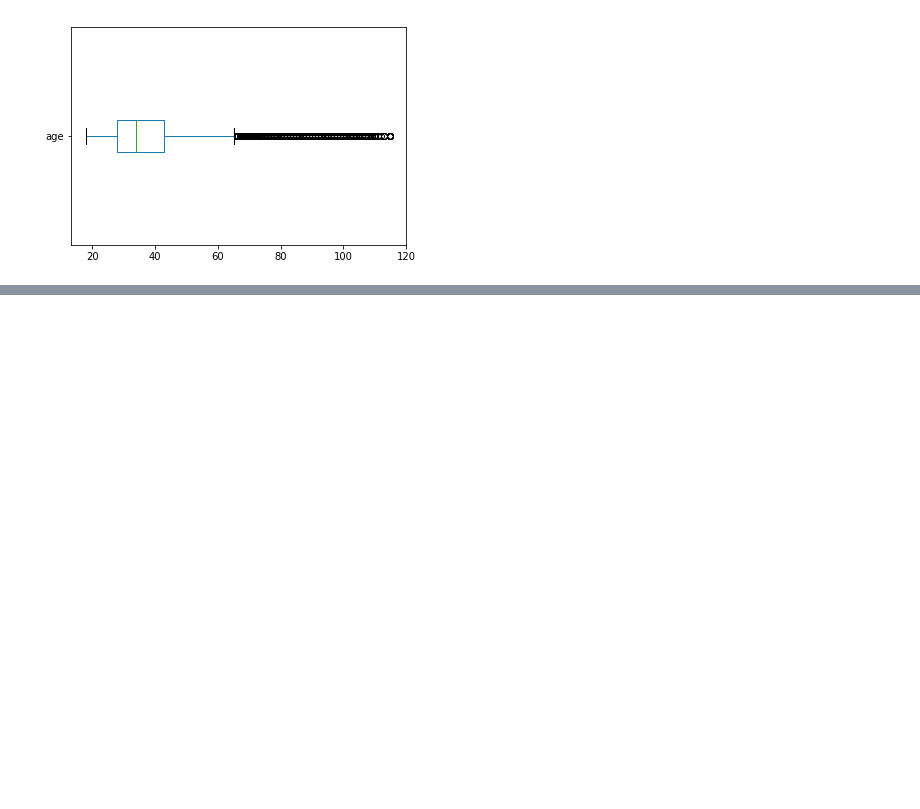
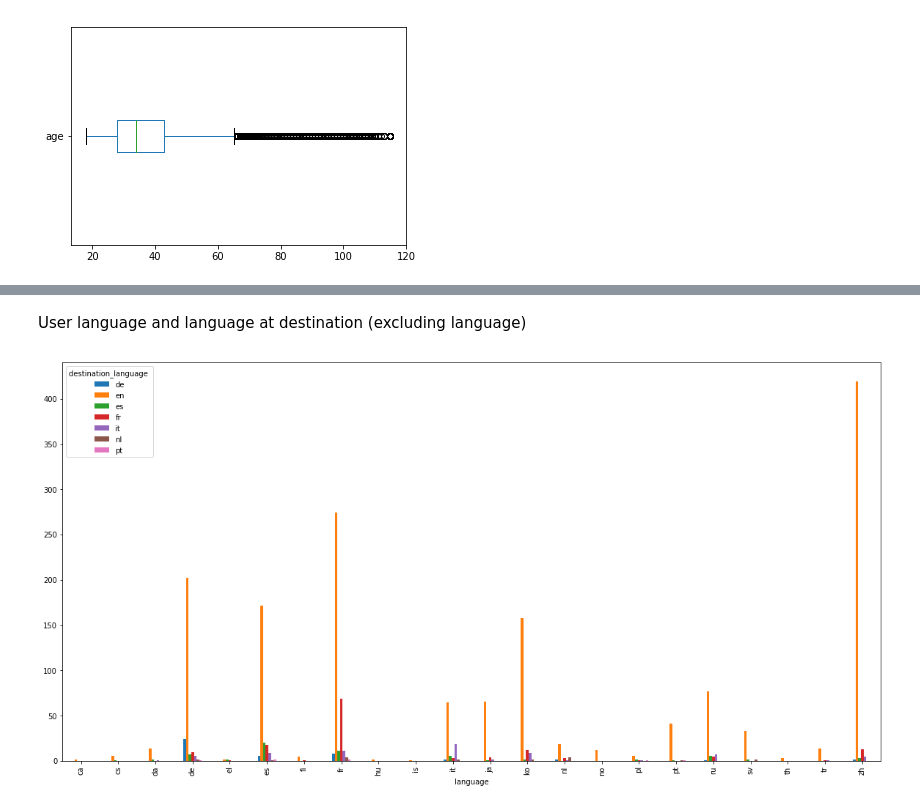
Before and after one commit to cmillsop/w207_final, a Jupyter notebook: exploratory_analysis.ipynb, the cells around one changed output, grey strips where cells are left out. Saved outputs shown, nothing was run; the diff lists cells and outputs as text; code cells hidden in the pictures; blank space fills up the shorter version.

```diff
--- a/exploratory_analysis.ipynb
+++ b/exploratory_analysis.ipynb
@@ -470,0 +369,9 @@ dfs['train_users_2'][dfs['train_users_2']['date_account_created'] > pd.to_dateti
+# %% [markdown]
+User language and language at destination (excluding language)
+# %%
+joined_country = dfs['train_users_2'].join(dfs['countries'].set_index('country_destination'), on='country_destination')
+joined_country_no_english = joined_country[joined_country['language'] != 'en']
+plt.rcParams['figure.figsize'] = [20, 10]
+ct = pd.crosstab(joined_country_no_english['language'],joined_country_no_english['destination_language ']).plot.bar()
+# %% [output]
+[figure, added]
```
Also changed, not shown: parts of 67 cells of this notebook.
